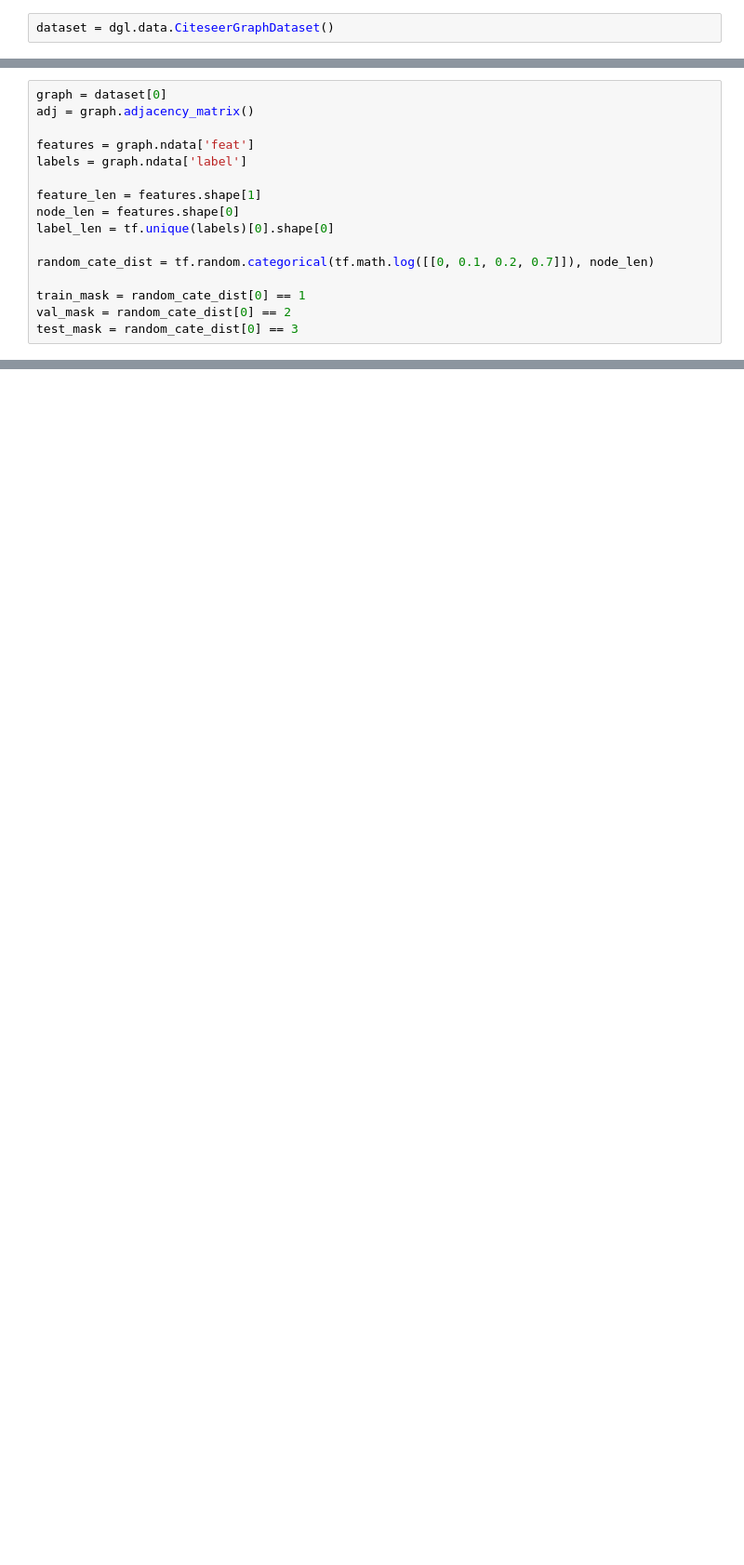
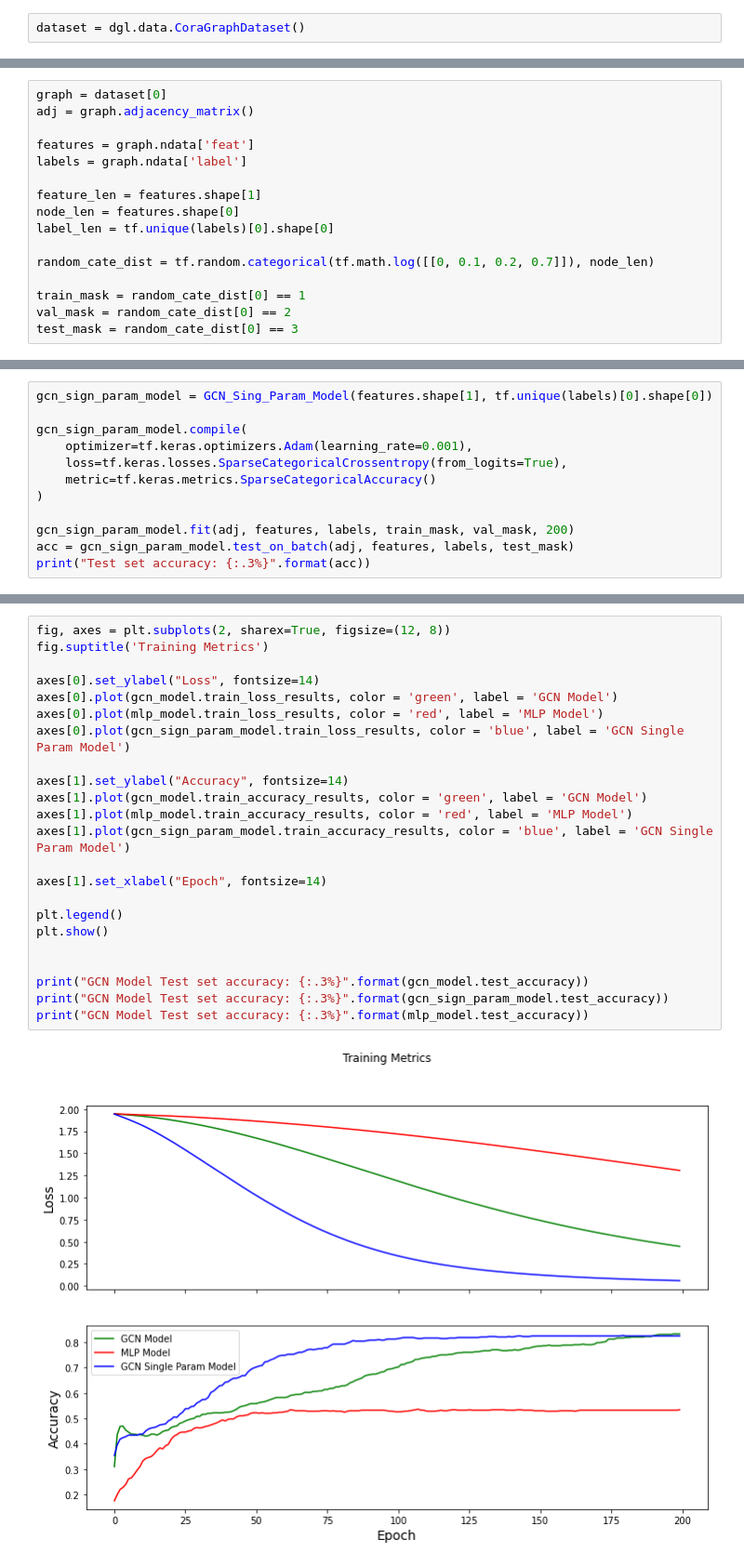
Before and after one commit to manishsb/ml_proj_gcn, a Jupyter notebook: gcn_impl.ipynb, the cells around one changed output, grey strips where cells are left out. Shown at 93% size. Drawn from its saved outputs; the diff is of its cells as text; blank space fills up the shorter version.

```diff
--- a/gcn_impl.ipynb
+++ b/gcn_impl.ipynb
@@ -10,3 +197,3 @@ To enable them in other operations, rebuild TensorFlow with the appropriate comp
 # %%
-dataset = dgl.data.CiteseerGraphDataset()
+dataset = dgl.data.CoraGraphDataset()
 # %% [output]
@@ -203,0 +254,12 @@ Test set accuracy: 71.386%
+# %%
+gcn_sign_param_model = GCN_Sing_Param_Model(features.shape[1], tf.unique(labels)[0].shape[0])
+
+gcn_sign_param_model.compile(
+    optimizer=tf.keras.optimizers.Adam(learning_rate=0.001),
+    loss=tf.keras.losses.SparseCategoricalCrossentropy(from_logits=True),
+    metric=tf.keras.metrics.SparseCategoricalAccuracy()
+)
+
+gcn_sign_param_model.fit(adj, features, labels, train_mask, val_mask, 200)
+acc = gcn_sign_param_model.test_on_batch(adj, features, labels, test_mask)
+print("Test set accuracy: {:.3%}".format(acc))
@@ -275,0 +314,25 @@ Test set accuracy: 65.991%
+# %%
+fig, axes = plt.subplots(2, sharex=True, figsize=(12, 8))
+fig.suptitle('Training Metrics')
+
+axes[0].set_ylabel("Loss", fontsize=14)
+axes[0].plot(gcn_model.train_loss_results, color = 'green', label = 'GCN Model')
+axes[0].plot(mlp_model.train_loss_results, color = 'red', label = 'MLP Model')
+axes[0].plot(gcn_sign_param_model.train_loss_results, color = 'blue', label = 'GCN Single Param Model')
+
+axes[1].set_ylabel("Accuracy", fontsize=14)
+axes[1].plot(gcn_model.train_accuracy_results, color = 'green', label = 'GCN Model')
+axes[1].plot(mlp_model.train_accuracy_results, color = 'red', label = 'MLP Model')
+axes[1].plot(gcn_sign_param_model.train_accuracy_results, color = 'blue', label = 'GCN Single Param Model')
+
+axes[1].set_xlabel("Epoch", fontsize=14)
+
+plt.legend()
+plt.show()
+
+
+print("GCN Model Test set accuracy: {:.3%}".format(gcn_model.test_accuracy))
+print("GCN Model Test set accuracy: {:.3%}".format(gcn_sign_param_model.test_accuracy))
+print("GCN Model Test set accuracy: {:.3%}".format(mlp_model.test_accuracy))
+# %% [output]
+[figure, added]
```
Also changed, not shown: parts of 16 cells of this notebook.
